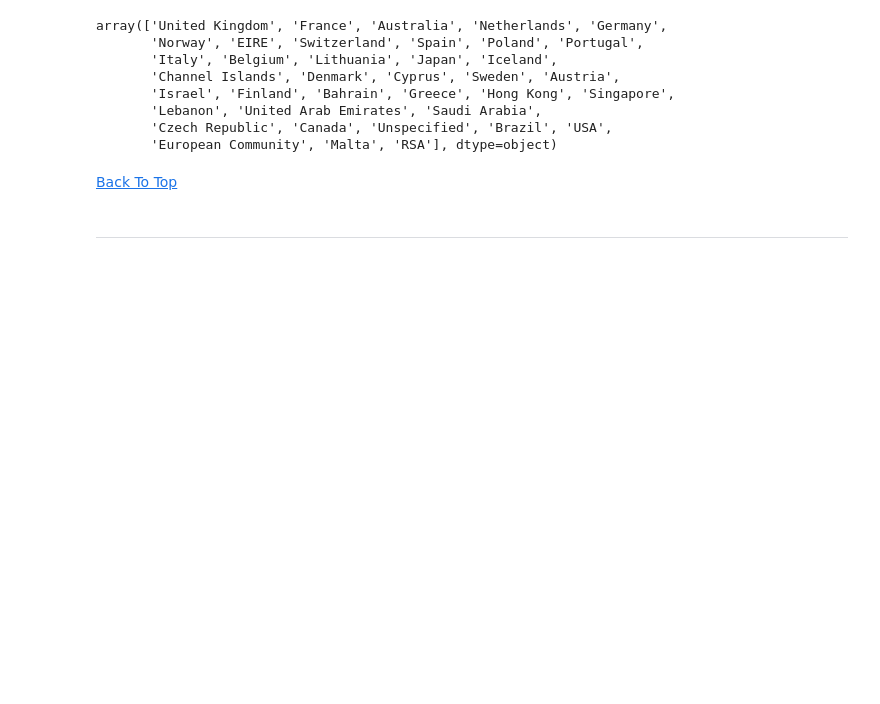
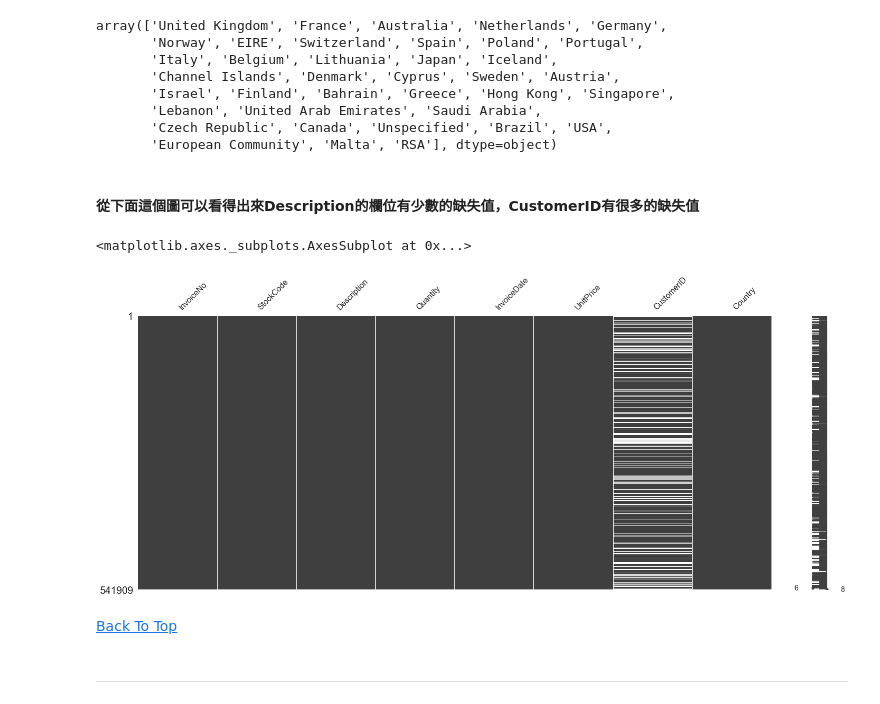
Before and after one commit to 08370011/2019_Data_Mining, a Jupyter notebook: HW2_Apriori_Algorithm/notebook/HW2_Apriori_Algorithm.ipynb, the cells around one changed output. Saved outputs shown, nothing was run; the diff lists cells and outputs as text; code cells hidden in the pictures; blank space fills up the shorter version.

```diff
--- a/HW2_Apriori_Algorithm/notebook/HW2_Apriori_Algorithm.ipynb
+++ b/HW2_Apriori_Algorithm/notebook/HW2_Apriori_Algorithm.ipynb
@@ -126,6 +128,13 @@ array(['United Kingdom', 'France', 'Australia', 'Netherlands', 'Germany',
        'Lebanon', 'United Arab Emirates', 'Saudi Arabia',
        'Czech Republic', 'Canada', 'Unspecified', 'Brazil', 'USA',
        'European Community', 'Malta', 'RSA'], dtype=object)
+# %% [markdown]
+#### 從下面這個圖可以看得出來Description的欄位有少數的缺失值，CustomerID有很多的缺失值
+# %%
+msno.matrix(dataset)
+# %% [output]
+<matplotlib.axes._subplots.AxesSubplot at 0x...>
+[figure, added]
 # %% [markdown]
 <a href='#Online-Retail'>Back To Top</a>
 # %% [markdown]
```
Also changed, not shown: parts of 106 cells of this notebook.
